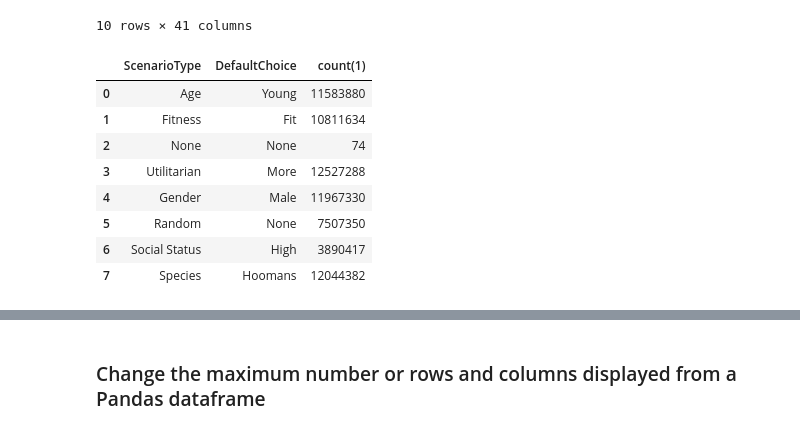
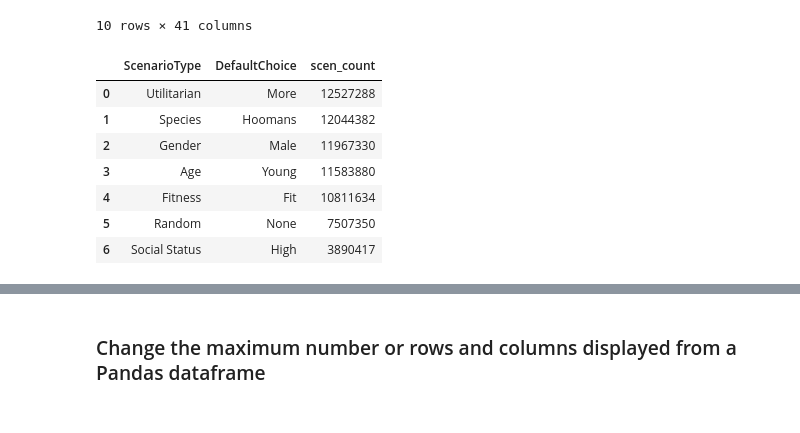
Before and after one commit to robertjhs/capstone1, a Jupyter notebook: ethicars.ipynb, the cells around one changed output, grey strips where cells are left out. Drawn from its saved outputs; the diff is of its cells as text; code cells hidden in the pictures.

```diff
--- a/ethicars.ipynb
+++ b/ethicars.ipynb
@@ -115,20 +117,22 @@ spark.sql(query).toPandas()
 10 rows × 41 columns
 # %%
 query = '''
-SELECT ScenarioType, DefaultChoice, count(*)
+SELECT ScenarioType, DefaultChoice, count(*) as scen_count
 FROM mm
+WHERE ScenarioType <> "None"
 GROUP BY ScenarioType, DefaultChoice
-
+ORDER BY scen_count DESC
 '''
 
-spark.sql(query).toPandas()
+scenarios = spark.sql(query).toPandas()
-# %% [output]
-|  | ScenarioType | DefaultChoice | count(1) |
-| 0 | Age | Young | 11583880 |
-| 1 | Fitness | Fit | 10811634 |
-| 2 | None | None | 74 |
-| 3 | Utilitarian | More | 12527288 |
-| 4 | Gender | Male | 11967330 |
-| 5 | Random | None | 7507350 |
-| 6 | Social Status | High | 3890417 |
-| 7 | Species | Hoomans | 12044382 |
+# %%
+scenarios
+# %% [output]
+|  | ScenarioType | DefaultChoice | scen_count |
+| 0 | Utilitarian | More | 12527288 |
+| 1 | Species | Hoomans | 12044382 |
+| 2 | Gender | Male | 11967330 |
+| 3 | Age | Young | 11583880 |
+| 4 | Fitness | Fit | 10811634 |
+| 5 | Random | None | 7507350 |
+| 6 | Social Status | High | 3890417 |
```
Also changed, not shown: parts of 6 cells of this notebook, 1 other file.
